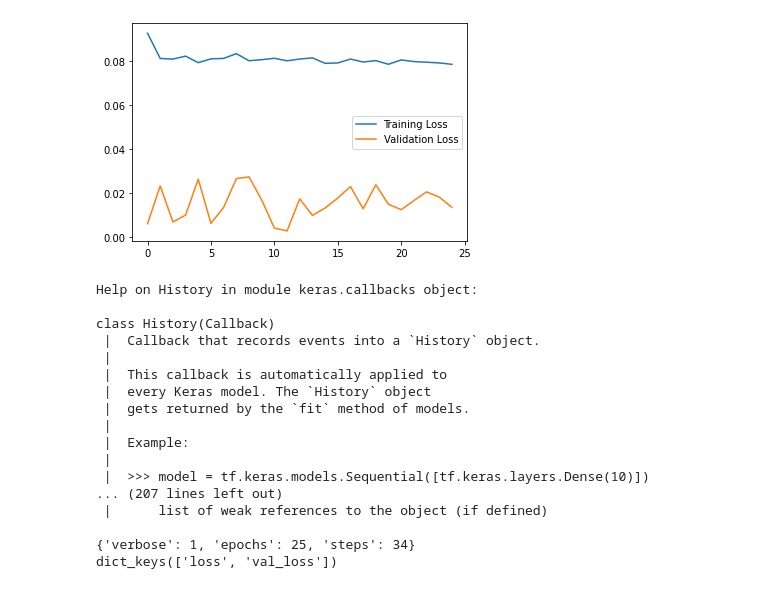
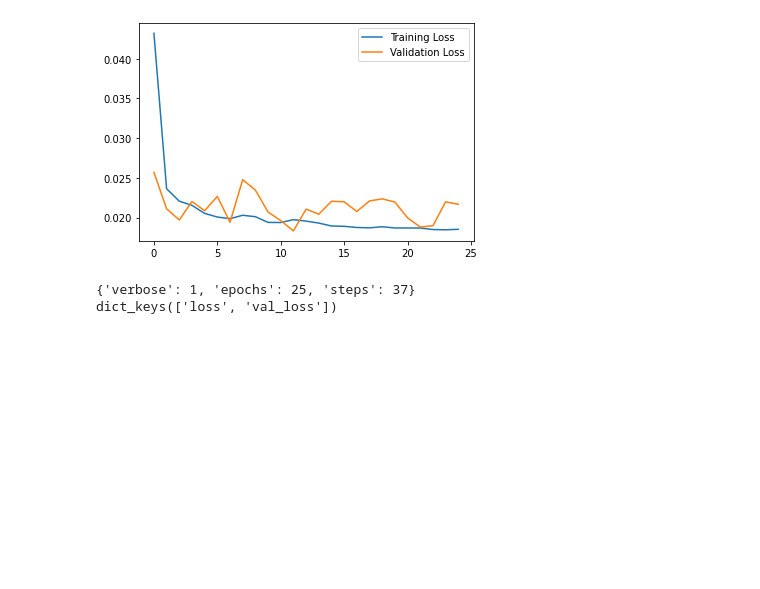
Before and after one commit to jeliser/sandbox, a Jupyter notebook: jupyter/deep_learning/uav_altitude/timeseries_deep_learning.ipynb, the cells around one changed output. Saved outputs shown, nothing was run; the diff lists cells and outputs as text; code cells hidden in the pictures; blank space fills up the shorter version.

```diff
--- a/jupyter/deep_learning/uav_altitude/timeseries_deep_learning.ipynb
+++ b/jupyter/deep_learning/uav_altitude/timeseries_deep_learning.ipynb
@@ -92,31 +114,9 @@ Epoch 25/25
-# %%
-plt.plot(history.history['loss'], label = 'Training Loss')
-plt.plot(history.history['val_loss'], label = 'Validation Loss')
-plt.legend()
-plt.show()
-
-help(history)
-print(history.params)
-print(history.history.keys())
-# %% [output]
-[figure, removed]
-Help on History in module keras.callbacks object:
-
-class History(Callback)
- |  Callback that records events into a `History` object.
- |
- |  This callback is automatically applied to
- |  every Keras model. The `History` object
- |  gets returned by the `fit` method of models.
- |
- |  Example:
- |
- |  >>> model = tf.keras.models.Sequential([tf.keras.layers.Dense(10)])
-... (207 lines left out)
- |      list of weak references to the object (if defined)
-
-{'verbose': 1, 'epochs': 25, 'steps': 34}
-dict_keys(['loss', 'val_loss'])
+# %%
+plot_history(history)
+# %% [output]
+[figure, added]
+{'verbose': 1, 'epochs': 25, 'steps': 37}
+dict_keys(['loss', 'val_loss'])
 # %%
 ### Test the Model Accuracy on Existing Data ###
 ################################################
```
Also changed, not shown: parts of 6 cells of this notebook.
